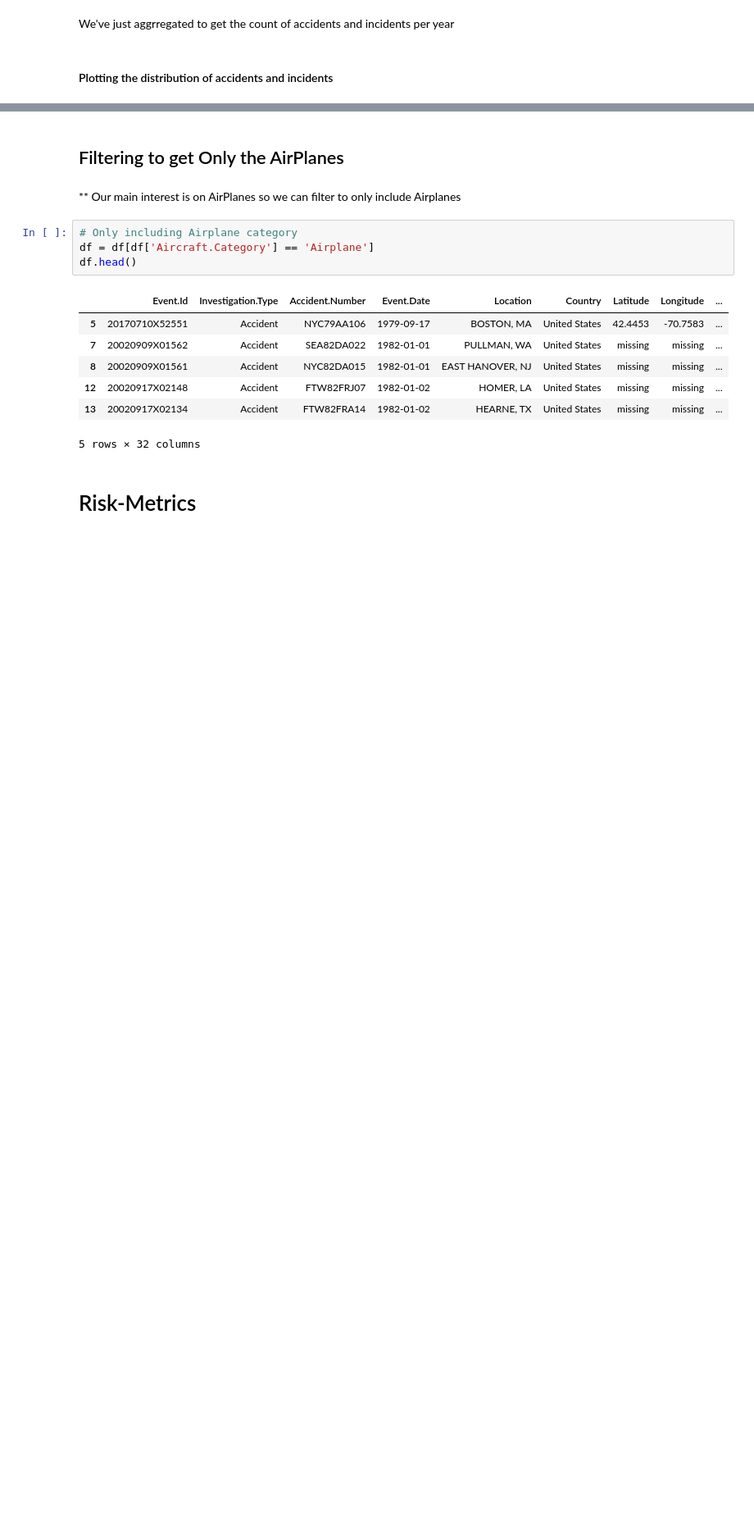
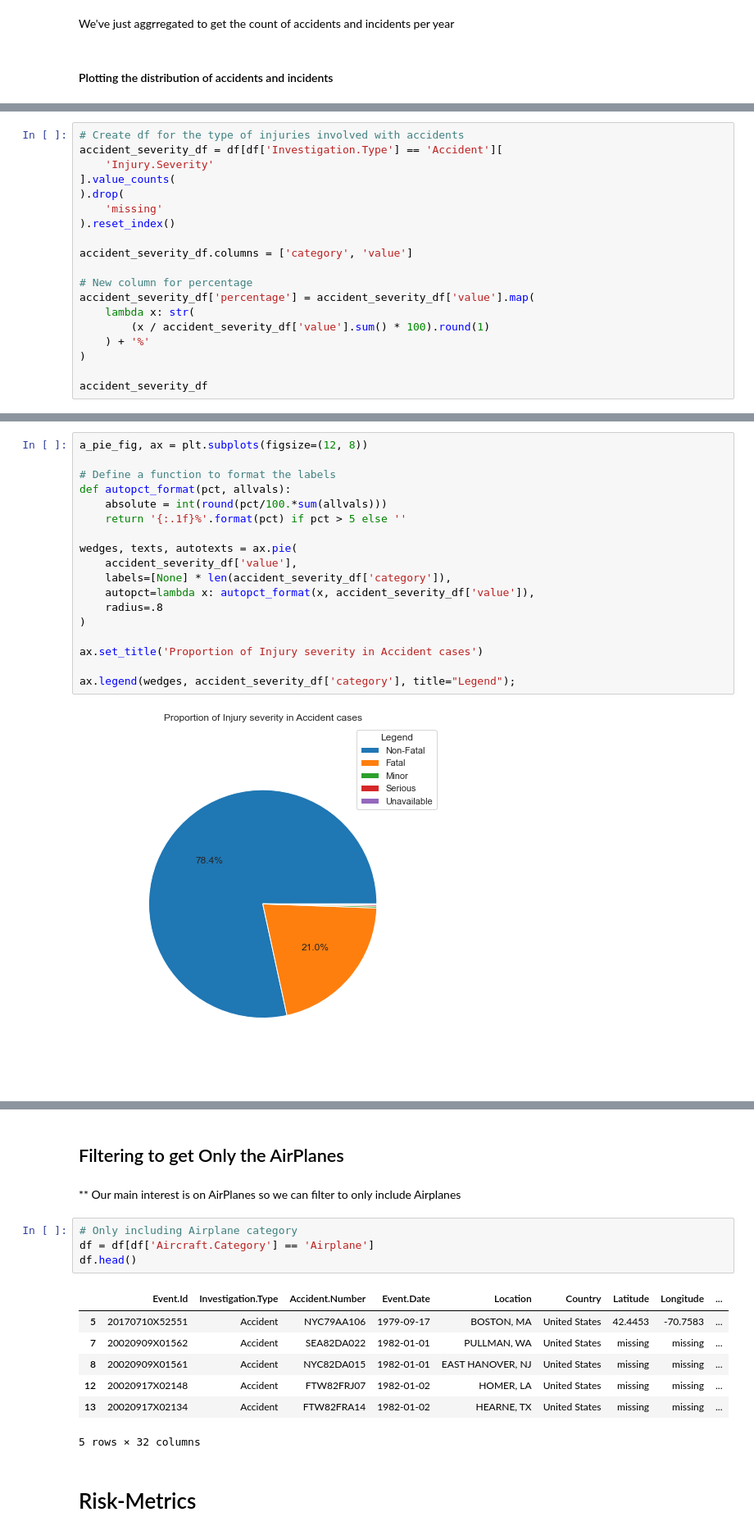
Before and after one commit to ericks-on/Aircraft_Risk_Analysis, a Jupyter notebook: index.ipynb, the cells around one changed output, grey strips where cells are left out. Shown at 82% size. Saved outputs shown, nothing was run; the diff lists cells and outputs as text; blank space fills up the shorter version.

```diff
--- a/index.ipynb
+++ b/index.ipynb
@@ -510,0 +557,19 @@ There is also a significant increase on incidents from 1980 and seem to remain c
+# %%
+# Create df for the type of injuries involved with accidents
+accident_severity_df = df[df['Investigation.Type'] == 'Accident'][
+    'Injury.Severity'
+].value_counts(
+).drop(
+    'missing'
+).reset_index()
+
+accident_severity_df.columns = ['category', 'value']
+
+# New column for percentage
+accident_severity_df['percentage'] = accident_severity_df['value'].map(
+    lambda x: str(
+        (x / accident_severity_df['value'].sum() * 100).round(1)
+    ) + '%'
+)
+
+accident_severity_df
@@ -510,0 +585,20 @@ There is also a significant increase on incidents from 1980 and seem to remain c
+# %%
+a_pie_fig, ax = plt.subplots(figsize=(12, 8))
+
+# Define a function to format the labels
+def autopct_format(pct, allvals):
+    absolute = int(round(pct/100.*sum(allvals)))
+    return '{:.1f}%'.format(pct) if pct > 5 else ''
+
+wedges, texts, autotexts = ax.pie(
+    accident_severity_df['value'],
+    labels=[None] * len(accident_severity_df['category']),
+    autopct=lambda x: autopct_format(x, accident_severity_df['value']),
+    radius=.8
+)
+
+ax.set_title('Proportion of Injury severity in Accident cases')
+
+ax.legend(wedges, accident_severity_df['category'], title="Legend");
+# %% [output]
+[figure, added]
```
Also changed, not shown: parts of 30 cells of this notebook.
